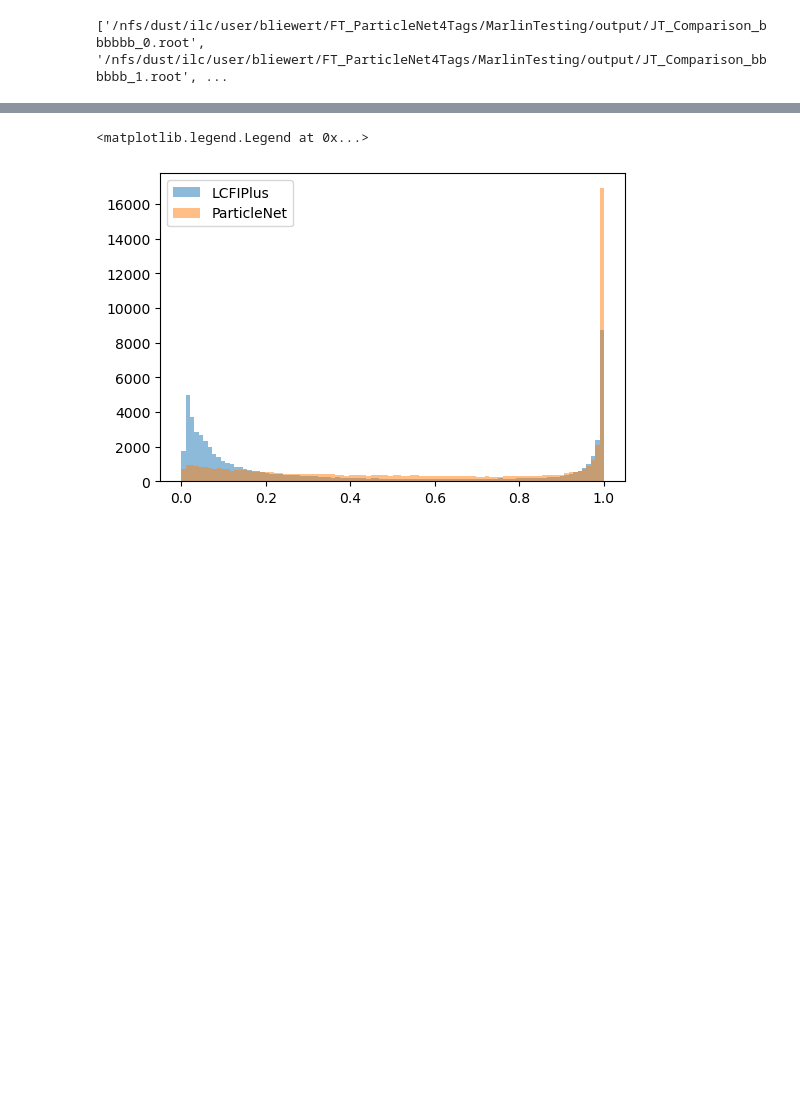
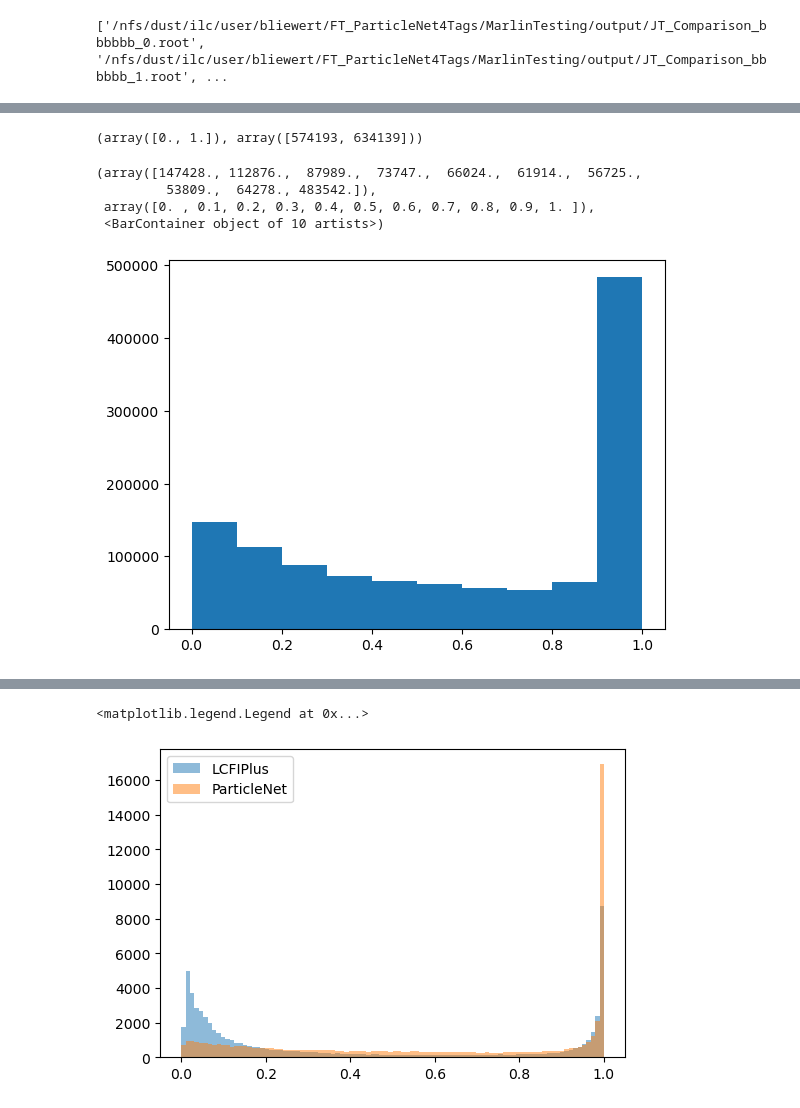
Before and after one commit to ILDAnaSoft/ZHH, a Jupyter notebook: other/FTag/3_testing/roc.ipynb, the cells around one changed output, grey strips where cells are left out. Drawn from its saved outputs; the diff is of its cells as text; code cells hidden in the pictures; blank space fills up the shorter version.

```diff
--- a/other/FTag/3_testing/roc.ipynb
+++ b/other/FTag/3_testing/roc.ipynb
@@ -173,0 +238,12 @@ for sig_name, bkg_name in [
+# %%
+np.unique(y_true_subset, return_counts=True)
+# %% [output]
+(array([0., 1.]), array([574193, 634139]))
+# %%
+plt.hist(pred_sig)
+# %% [output]
+(array([147428., 112876.,  87989.,  73747.,  66024.,  61914.,  56725.,
+         53809.,  64278., 483542.]),
+ array([0. , 0.1, 0.2, 0.3, 0.4, 0.5, 0.6, 0.7, 0.8, 0.9, 1. ]),
+ <BarContainer object of 10 artists>)
+[figure, added]
```
Also changed, not shown: parts of 12 cells of this notebook, 4 other files.
